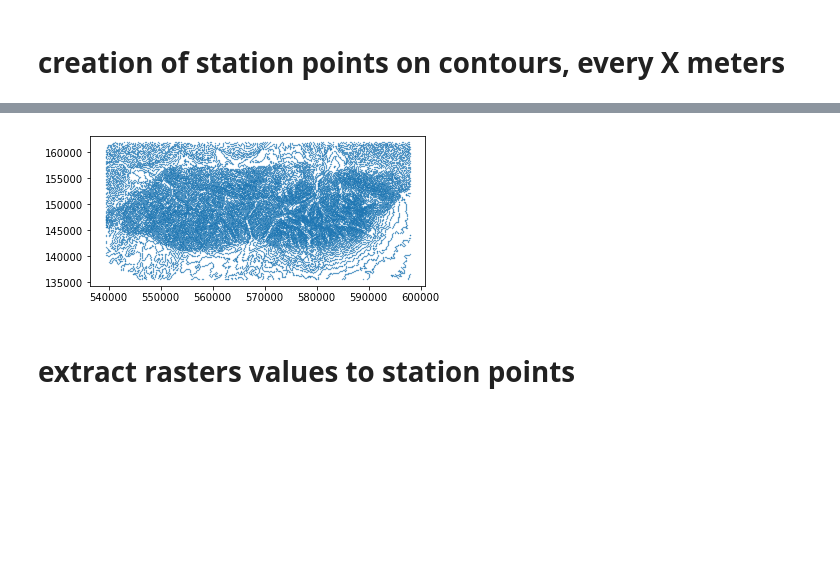
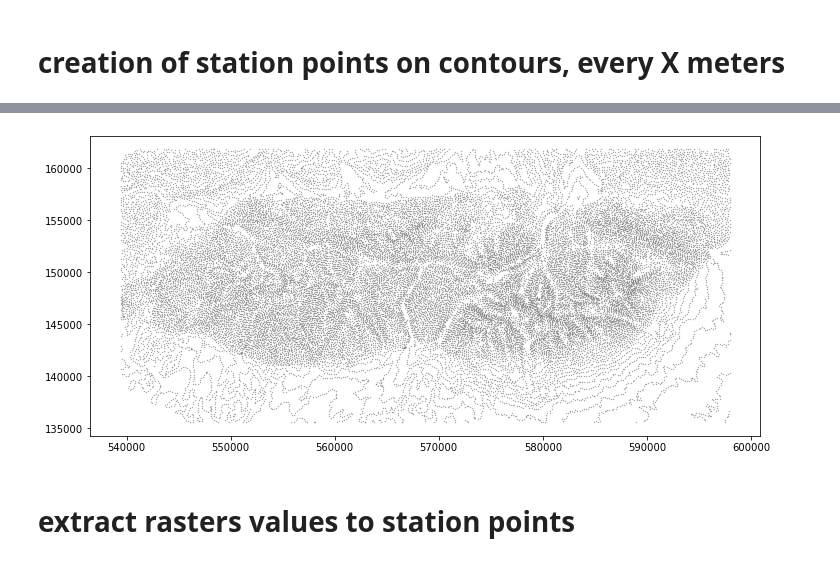
Before and after one commit to marcinszwagrzyk/Lehmanns_hachures, a Jupyter notebook: Lehmanns_Shrafure.ipynb, the cells around one changed output, grey strips where cells are left out. Drawn from its saved outputs; the diff is of its cells as text; code cells hidden in the pictures; blank space fills up the shorter version.

```diff
--- a/Lehmanns_Shrafure.ipynb
+++ b/Lehmanns_Shrafure.ipynb
@@ -101,6 +101,6 @@ station_points_merged = pd.concat(list_points)
 station_points_merged['x'] = station_points_merged['geometry'].apply(lambda p: p.x)
 station_points_merged['y'] = station_points_merged['geometry'].apply(lambda p: p.y)
 station_points_merged.to_file(fr'{folder_shp}/station_points_merged_{station_meters}.shp')
-station_points_merged.plot(markersize=0.1)
+station_points_merged.plot(markersize=0.1, color='gray', figsize=(12,10))
 print(f'{datetime.datetime.now()}, station points processed, total number of points: {station_points_merged.shape[0]}')
 # %% [output]
@@ -109,4 +109,4 @@ print(f'{datetime.datetime.now()}, station points processed, total number of poi
-[figure, old version]
+[figure, new version]
 # %% [markdown]
 # extract rasters values to station points
 # %%
```
Also changed, not shown: parts of 3 cells of this notebook.
